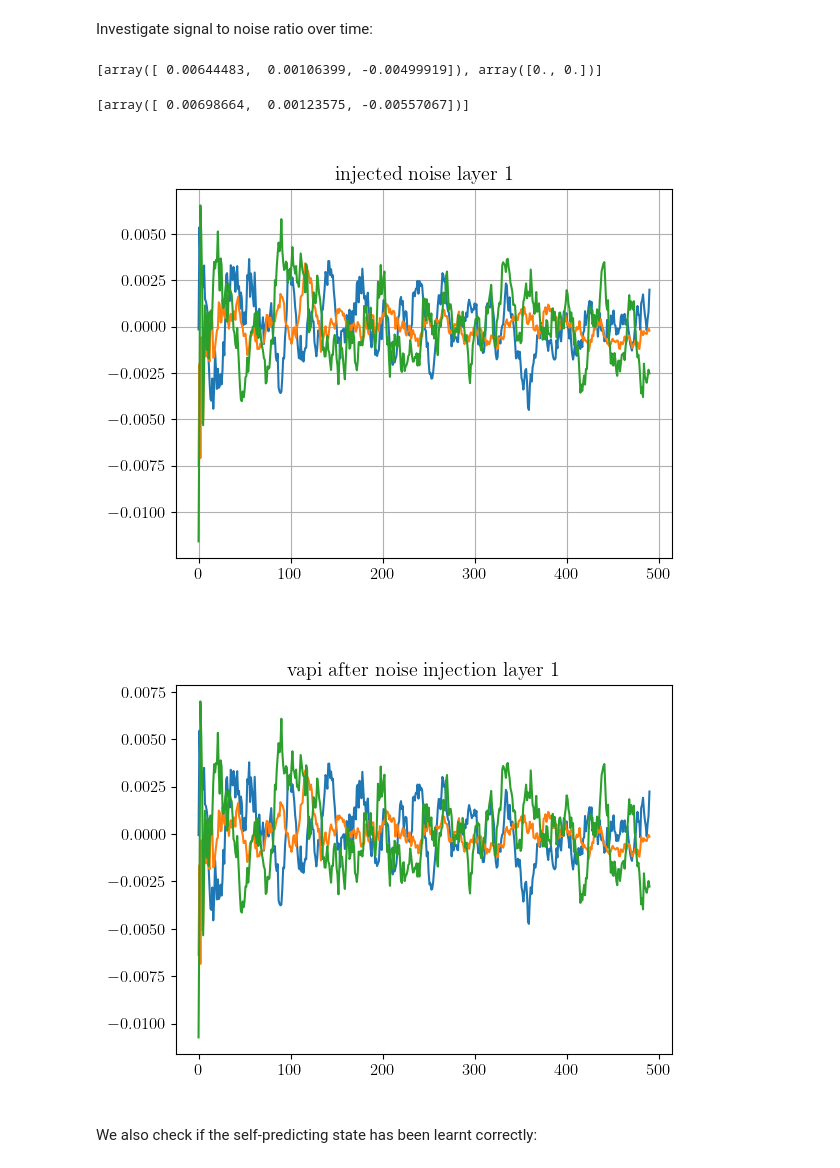
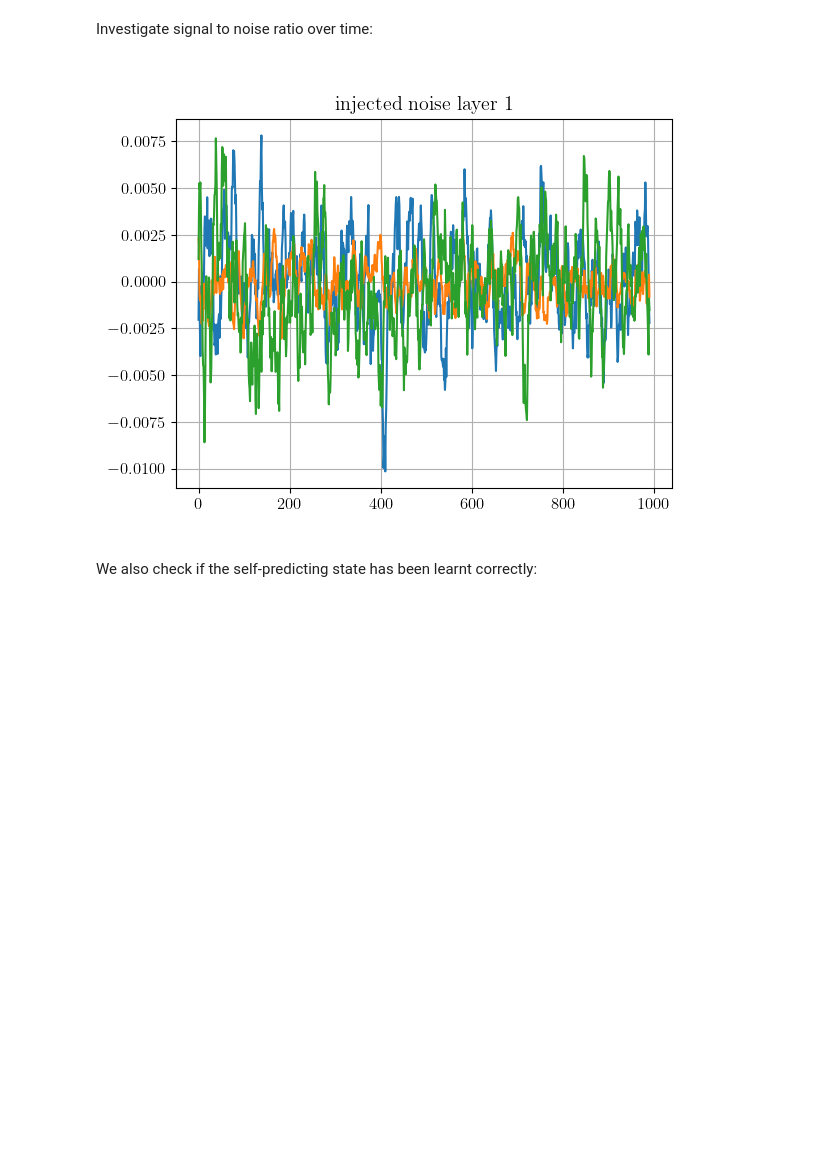
Before and after one commit to kma-code/Phaseless-Alignment-Learning, a Jupyter notebook: RtDeep/RtDeep pinv(W) simple demo.ipynb, the cells around one changed output. Saved outputs shown, nothing was run; the diff lists cells and outputs as text; code cells hidden in the pictures; blank space fills up the shorter version.

Commit message:
Testing dynamical noise levels

```diff
--- a/RtDeep/RtDeep pinv(W) simple demo.ipynb
+++ b/RtDeep/RtDeep pinv(W) simple demo.ipynb
@@ -386,7 +386,7 @@ dtxi   = 10 * dt
 tausyn = 1 * dtxi
 Tpres  = 1/dt * dt # present images for 1 ms
 Tbw    = 1 * Tpres # time scale of phases for backward weight learning
-Ttot   = 500 * Tpres # total simulation time
+Ttot   = 10000 * Tpres # total simulation time
 
 # noise settings: noise_scale is used as vapi + noise where noise = noise_scale * uP
 noise_scale = [0.1]
@@ -655,31 +667,22 @@ plt.show()
 # %% [markdown]
 Investigate signal to noise ratio over time:
-# %%
-mc1.noise
-# %% [output]
-[array([ 0.00644483,  0.00106399, -0.00499919]), array([0., 0.])]
-# %%
-mc1.vapi_noise
-# %% [output]
-[array([ 0.00698664,  0.00123575, -0.00557067])]
 # %%
 fig = plt.figure()
 # plt.plot(np.array([vec[0] for vec in mc1.noise_time_series]))
 for i in range(len(mc1.noise_time_series[0][0])):
     plt.plot(moving_average(np.array([vec[0][i] for vec in mc1.noise_time_series]), 10))
 plt.title("injected noise layer 1")
 plt.grid()
 plt.show()
 
-fig = plt.figure()
-for i in range(len(mc1.vapi_noise_time_series[0][0])):
-    vec = [vec[0][i] for vec in mc1.vapi_noise_time_series]
-    plt.plot(moving_average(np.array(vec), 10))
-plt.title("vapi after noise injection layer 1")
-plt.show()
+# fig = plt.figure()
+# for i in range(len(mc1.vapi_noise_time_series[0][0])):
+#     vec = [vec[0][i] for vec in mc1.vapi_noise_time_series]
+#     plt.plot(moving_average(np.array(vec), 10))
+# plt.title("vapi after noise injection layer 1")
+# plt.show()
 # %% [output]
-[figure, old version]
+[figure, new version]
-[figure, removed]
 # %% [markdown]
 We also check if the self-predicting state has been learnt correctly:
 # %%
```
Also changed, not shown: parts of 44 cells of this notebook, 1 other file.
